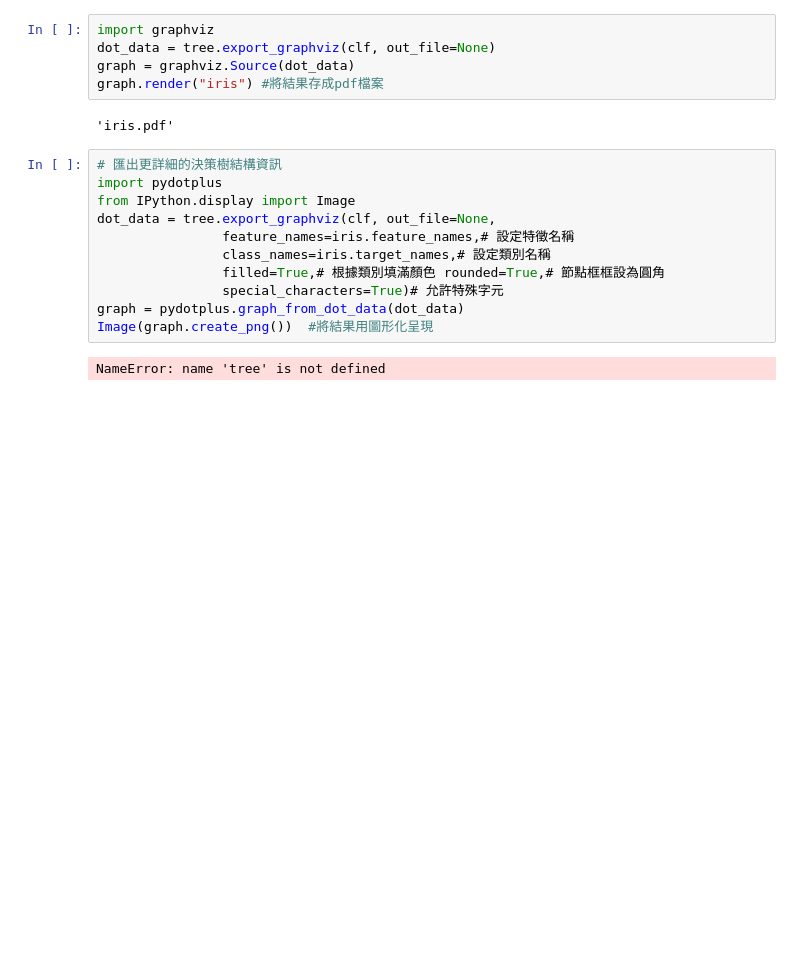
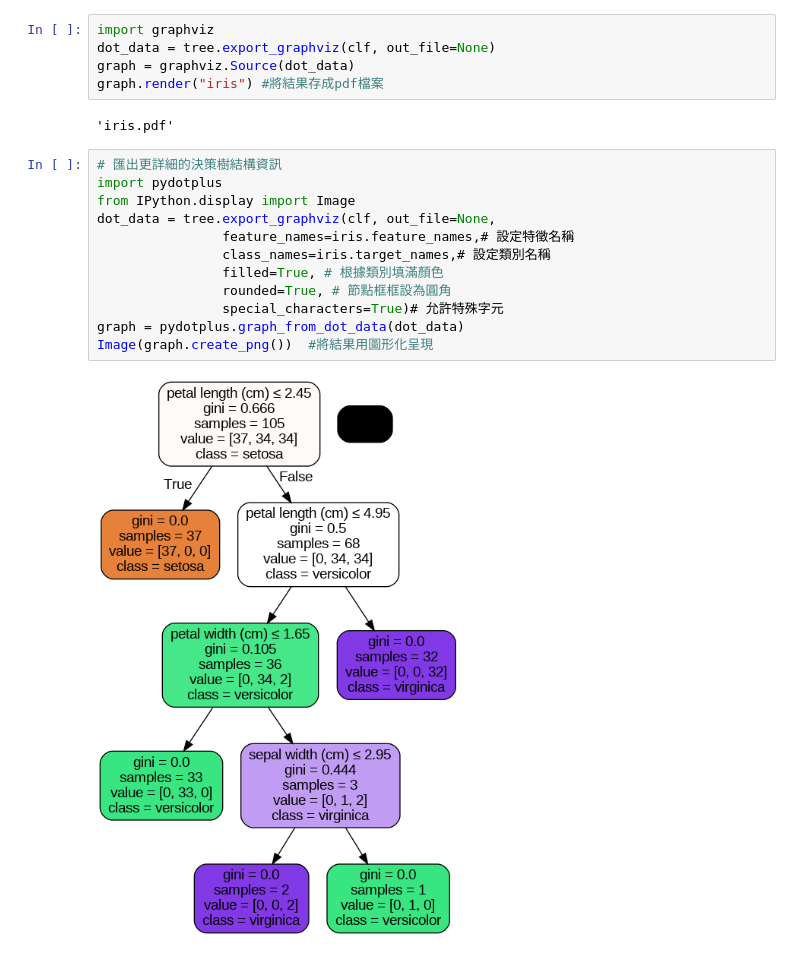
Before and after one commit to youngdes22/MachineLearning, a Jupyter notebook: 決策樹_iris.ipynb, the cells around one changed output. Saved outputs shown, nothing was run; the diff lists cells and outputs as text; blank space fills up the shorter version.

```diff
--- a/決策樹_iris.ipynb
+++ b/決策樹_iris.ipynb
@@ -32,13 +39,14 @@ graph.render("iris") #將結果存成pdf檔案
 # %%
 # 匯出更詳細的決策樹結構資訊
 import pydotplus
 from IPython.display import Image
 dot_data = tree.export_graphviz(clf, out_file=None,
                 feature_names=iris.feature_names,# 設定特徵名稱
                 class_names=iris.target_names,# 設定類別名稱
-                filled=True,# 根據類別填滿顏色 rounded=True,# 節點框框設為圓角
+                filled=True, # 根據類別填滿顏色
+                rounded=True, # 節點框框設為圓角
                 special_characters=True)# 允許特殊字元
 graph = pydotplus.graph_from_dot_data(dot_data)
 Image(graph.create_png())  #將結果用圖形化呈現
 # %% [output]
-NameError: name 'tree' is not defined
+[figure, added]
```
Also changed, not shown: parts of 1 cell of this notebook.
